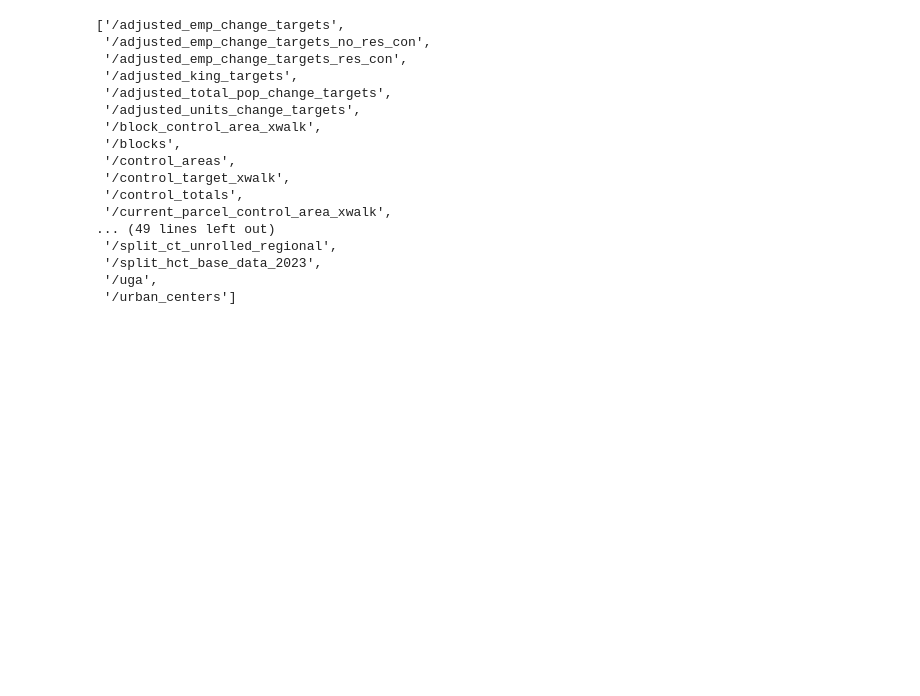
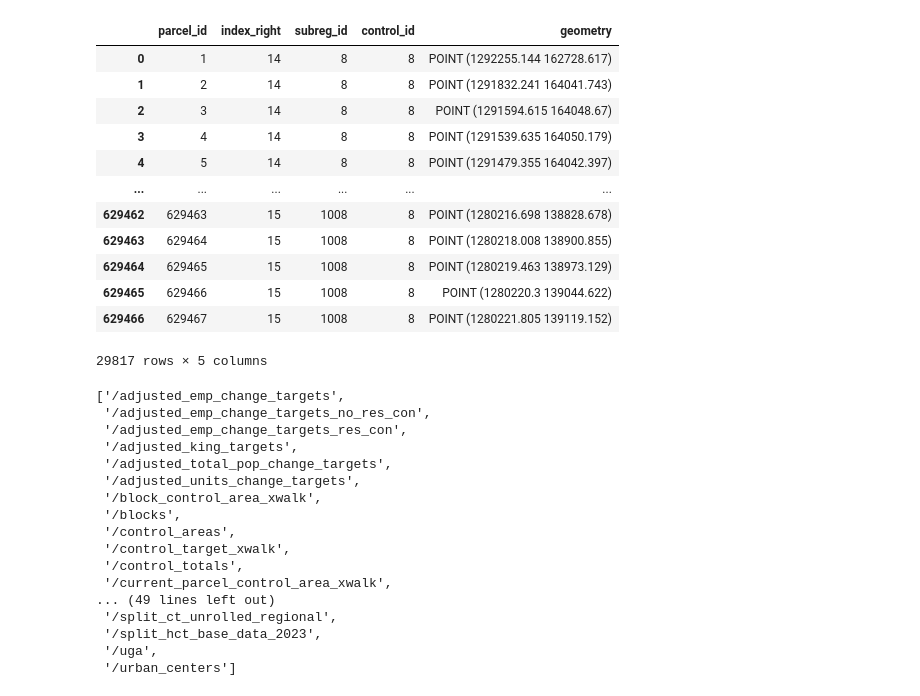
Before and after one commit to psrc/control_totals, a Jupyter notebook: examples/summer_2026/scratch.ipynb, the cells around one changed output. Cells and saved outputs as stored; diff of their text form; code cells hidden in the pictures; blank space fills up the shorter version.

```diff
--- a/examples/summer_2026/scratch.ipynb
+++ b/examples/summer_2026/scratch.ipynb
@@ -9,3 +34,19 @@ p = Pipeline('configs')
+# %%
+gdf.loc[gdf['control_id'] == 8]
+# %% [output]
+|  | parcel_id | index_right | subreg_id | control_id | geometry |
+| 0 | 1 | 14 | 8 | 8 | POINT (1292255.144 162728.617) |
+| 1 | 2 | 14 | 8 | 8 | POINT (1291832.241 164041.743) |
+| 2 | 3 | 14 | 8 | 8 | POINT (1291594.615 164048.67) |
+| 3 | 4 | 14 | 8 | 8 | POINT (1291539.635 164050.179) |
+| 4 | 5 | 14 | 8 | 8 | POINT (1291479.355 164042.397) |
+| ... | ... | ... | ... | ... | ... |
+| 629462 | 629463 | 15 | 1008 | 8 | POINT (1280216.698 138828.678) |
+| 629463 | 629464 | 15 | 1008 | 8 | POINT (1280218.008 138900.855) |
+| 629464 | 629465 | 15 | 1008 | 8 | POINT (1280219.463 138973.129) |
+| 629465 | 629466 | 15 | 1008 | 8 | POINT (1280220.3 139044.622) |
+| 629466 | 629467 | 15 | 1008 | 8 | POINT (1280221.805 139119.152) |
+29817 rows × 5 columns
 # %%
 with pd.HDFStore('data/pipeline.h5') as store:
     df = store['/extrapolated_targets']
```
Also changed, not shown: parts of 2 cells of this notebook, 3 other files.
